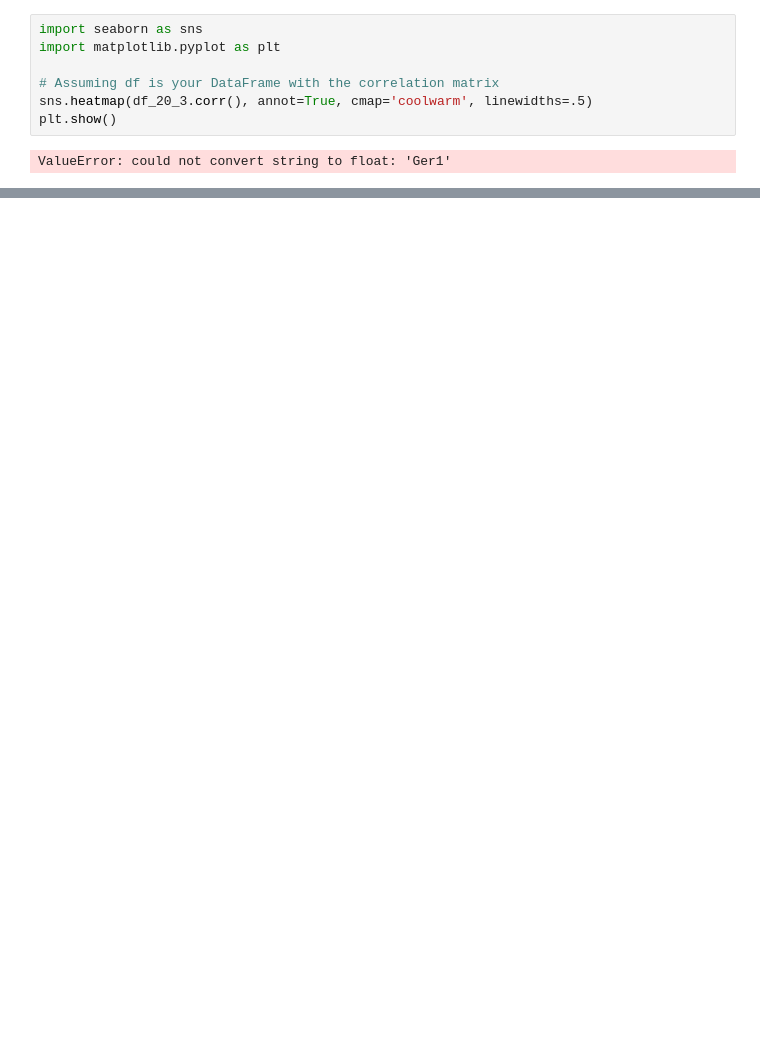
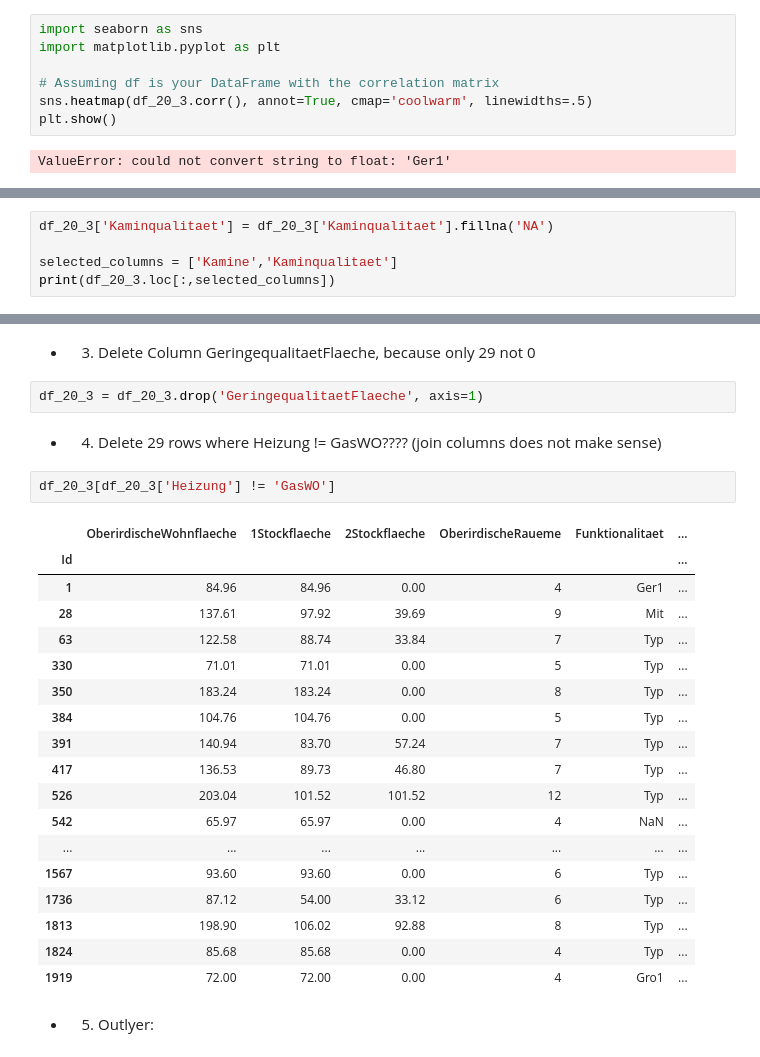
Before and after one commit to FlowBYRN/ml_hackathon, a Jupyter notebook: Analyze_William.ipynb, the cells around one changed output, grey strips where cells are left out. Drawn from its saved outputs; the diff is of its cells as text; blank space fills up the shorter version.

```diff
--- a/Analyze_William.ipynb
+++ b/Analyze_William.ipynb
@@ -290,0 +334,5 @@ ValueError: could not convert string to float: 'Ger1'
+# %%
+df_20_3['Kaminqualitaet'] = df_20_3['Kaminqualitaet'].fillna('NA')
+
+selected_columns = ['Kamine','Kaminqualitaet']
+print(df_20_3.loc[:,selected_columns])
@@ -290,0 +381,29 @@ ValueError: could not convert string to float: 'Ger1'
+# %% [markdown]
+- 3. Delete Column GeringequalitaetFlaeche, because only 29 not 0
+# %%
+df_20_3 = df_20_3.drop('GeringequalitaetFlaeche', axis=1)
+# %% [markdown]
+- 4. Delete 29 rows where Heizung != GasWO????  (join columns does not make sense)
+# %%
+df_20_3[df_20_3['Heizung'] != 'GasWO']
+# %% [output]
+|  | OberirdischeWohnflaeche | 1Stockflaeche | 2Stockflaeche | OberirdischeRaueme | Funktionalitaet | ... |
+| Id |  |  |  |  |  | ... |
+| 1 | 84.96 | 84.96 | 0.00 | 4 | Ger1 | ... |
+| 28 | 137.61 | 97.92 | 39.69 | 9 | Mit | ... |
+| 63 | 122.58 | 88.74 | 33.84 | 7 | Typ | ... |
+| 330 | 71.01 | 71.01 | 0.00 | 5 | Typ | ... |
+| 350 | 183.24 | 183.24 | 0.00 | 8 | Typ | ... |
+| 384 | 104.76 | 104.76 | 0.00 | 5 | Typ | ... |
+| 391 | 140.94 | 83.70 | 57.24 | 7 | Typ | ... |
+| 417 | 136.53 | 89.73 | 46.80 | 7 | Typ | ... |
+| 526 | 203.04 | 101.52 | 101.52 | 12 | Typ | ... |
+| 542 | 65.97 | 65.97 | 0.00 | 4 | NaN | ... |
+| ... | ... | ... | ... | ... | ... | ... |
+| 1567 | 93.60 | 93.60 | 0.00 | 6 | Typ | ... |
+| 1736 | 87.12 | 54.00 | 33.12 | 6 | Typ | ... |
+| 1813 | 198.90 | 106.02 | 92.88 | 8 | Typ | ... |
+| 1824 | 85.68 | 85.68 | 0.00 | 4 | Typ | ... |
+| 1919 | 72.00 | 72.00 | 0.00 | 4 | Gro1 | ... |
+# %% [markdown]
+- 5. Outlyer:
```
Also changed, not shown: parts of 14 cells of this notebook.
